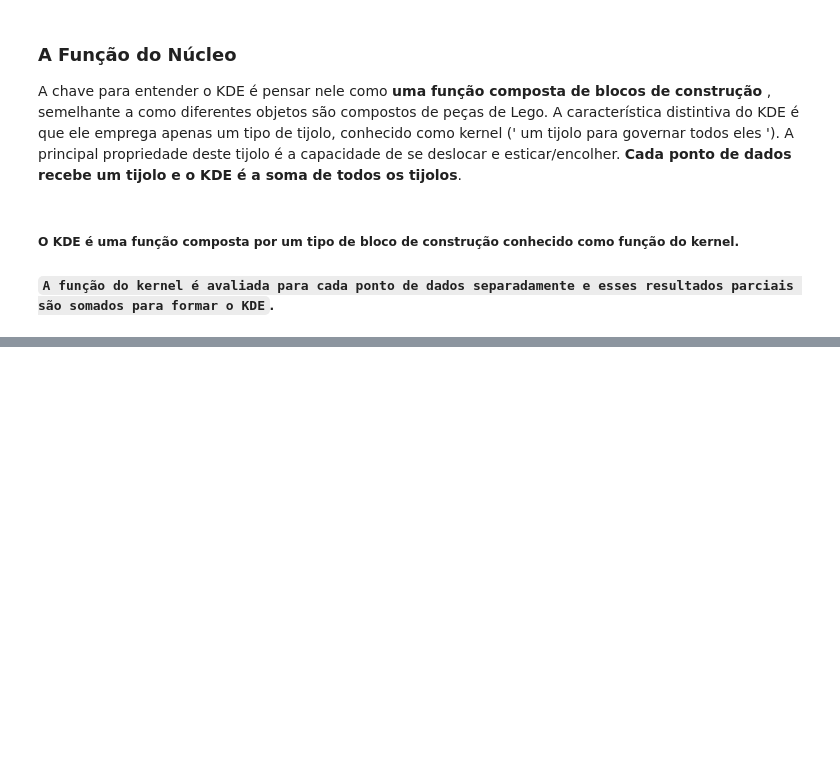
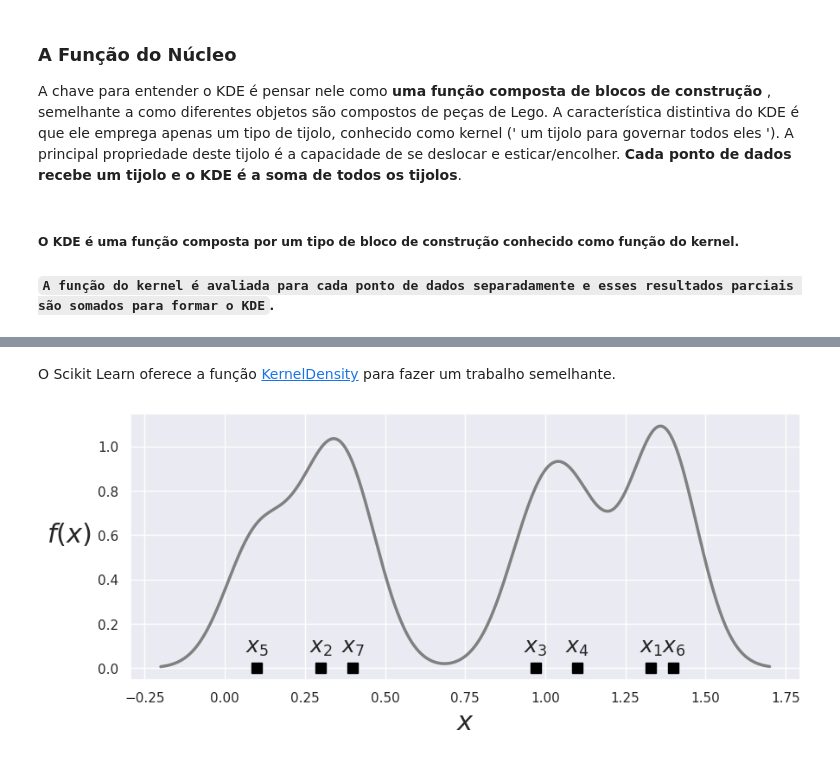
Before and after one commit to KARINAgoncalvesSOARES/KDE, a Jupyter notebook: kde.ipynb, the cells around one changed output, grey strips where cells are left out. Saved outputs shown, nothing was run; the diff lists cells and outputs as text; code cells hidden in the pictures; blank space fills up the shorter version.

```diff
--- a/kde.ipynb
+++ b/kde.ipynb
@@ -48,0 +197,40 @@ Pegue um único ponto de dados xᵢ - o i -ésimo ponto pertencente ao nosso con
+# %% [markdown]
+O Scikit Learn oferece a função [KernelDensity](https://scikit-learn.org/stable/modules/generated/sklearn.neighbors.KernelDensity.html) para fazer um trabalho semelhante.
+# %%
+from sklearn.neighbors import KernelDensity
+
+dataset = np.array([1.33, 0.3, 0.97, 1.1, 0.1, 1.4, 0.4])
+
+# KernelDensity requer array 2D
+dataset = dataset[:, np.newaxis]
+
+# ajusta o KDE ao conjunto de dados
+kde = KernelDensity(kernel='gaussian', bandwidth=0.1).fit(dataset)
+
+# intervalo de valores x para plotar o KDE
+x_range = np.linspace(dataset.min()-0.3, dataset.max()+0.3, num=600)
+
+# calcula a probabilidade logarítmica de cada amostra
+log_density = kde.score_samples(x_range[:, np.newaxis])
+
+plt.figure(figsize=(10,4))
+# coloca rótulos nos pontos de dados
+for i, xi in enumerate(dataset):
+    plt.annotate(r'$x_{}$'.format(i+1),
+                 xy=[xi, 0.07],
+                 horizontalalignment='center',
+                 fontsize=18)
+
+# desenha a curva do KDE
+plt.plot(x_range, np.exp(log_density),
+         color='gray', linewidth=2.5)
+
+# desenha caixas representando pontos de dados
+plt.plot(dataset, np.zeros_like(dataset) , 's',
+         markersize=8, color='black')
+
+plt.xlabel('$x$', fontsize=22)
+plt.ylabel('$f(x)$', fontsize=22, rotation='horizontal', labelpad=24)
+plt.show()
+# %% [output]
+[figure, added]
```
Also changed, not shown: parts of 12 cells of this notebook.
